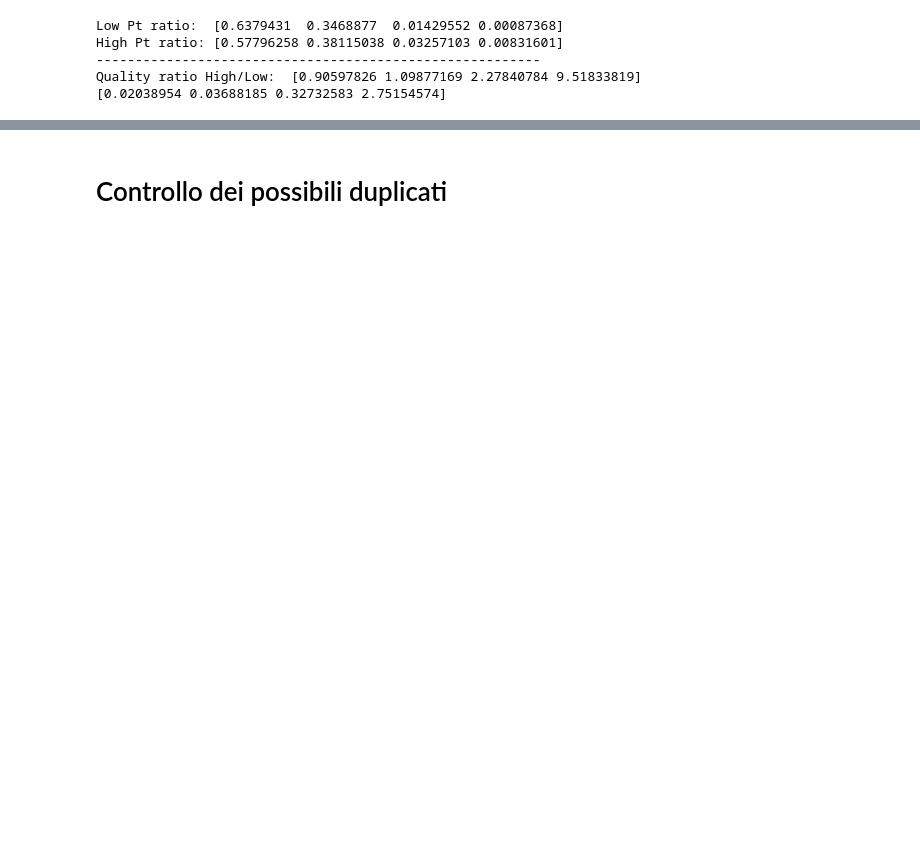
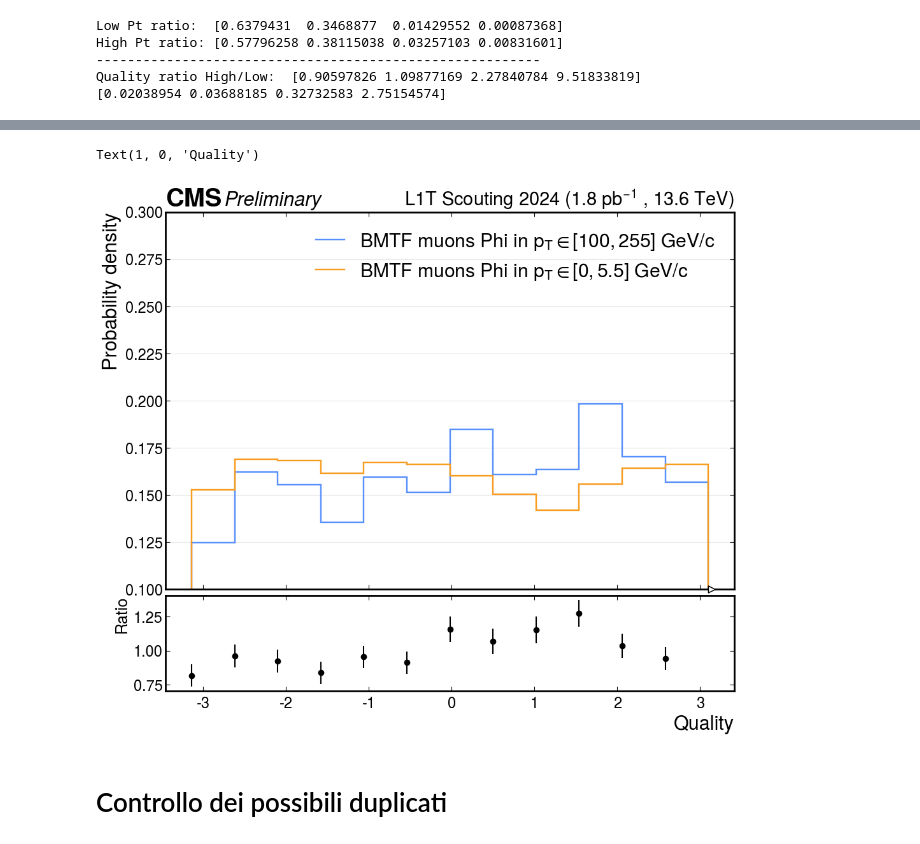
Before and after one commit to francescoreschio/Tesi-Triennale, a Jupyter notebook: Codice/DeltaRDef.ipynb, the cells around one changed output, grey strips where cells are left out. Cells and saved outputs as stored; diff of their text form; code cells hidden in the pictures; blank space fills up the shorter version.

```diff
--- a/Codice/DeltaRDef.ipynb
+++ b/Codice/DeltaRDef.ipynb
@@ -952,3 +1056,41 @@ Text(1, 0, 'Quality')
+# %%
+#------------------------------------------------------Grafico per PHI
+fig, ax = plt.subplots(figsize=FIGSIZE, constrained_layout=True)
+set_label_font(ax, FONTSIZE)
+set_tick_font(ax, FONTSIZE-2)
+draw_grid(ax, axis="y")
+draw_cms_label(ax, fontsize= FONTSIZE)
+
+hep.histplot(HighPtPhi_Hist, label = r"BMTF muons Phi in $p_T \in [100, 255]$ GeV/c", ax=ax, yerr = False, lw = 1.75, density=True)
+hep.histplot(LowPtPhi_Hist, label=r"BMTF muons Phi in $p_T \in [0, 5.5]$ GeV/c", ax=ax, yerr = False, lw = 1.75, density = True)
+
+ax.set_ylabel("Probability density", fontsize = FONTSIZE )
+ax.legend(loc='upper right')
+
+ax.set_ylim(0.1, 0.3)
+ax.tick_params(axis='both', which='minor', length=0, labelsize = FONTSIZE - 5)
+ax.tick_params(axis='both', which='major', length=5, labelsize = FONTSIZE - 5)
+
+#ax.set_xticks(ticks=np.arange(12.5, 16.5), labels=np.arange(12, 16, 1))
+
+
+divider = make_axes_locatable(ax)
+ax2 = divider.append_axes("bottom", 1.5, pad=0.1, sharex=ax)
+ax2.tick_params(axis='both', which='minor', length=0, labelsize = FONTSIZE - 5)
+ax2.tick_params(axis='both', which='major', length=5, labelsize = FONTSIZE - 5)
+
+binsPhi = np.array(np.arange(-np.pi, np.pi - 0.1, 0.52))
+
+ax2.errorbar(binsPhi, PhiRatio, yerr = ErrorPhi, fmt = 'o', c = 'black',)
+#ax2.hlines(1, 10.5, 18.5, color = 'gray', linestyle = 'dashed')
+
+#ax2.set_ylim(-2, 15)
+#ax2.set_xlim(11.4, 16.6)
+ax2.set_ylabel("Ratio", fontsize = FONTSIZE - 4)
+ax2.set_xlabel('Quality', fontsize = FONTSIZE )
+# %% [output]
+Text(1, 0, 'Quality')
+[figure, added]
 # %% [markdown]
 # Controllo dei possibili duplicati
 # %%
```
Also changed, not shown: parts of 12 cells of this notebook, 4 other files.
